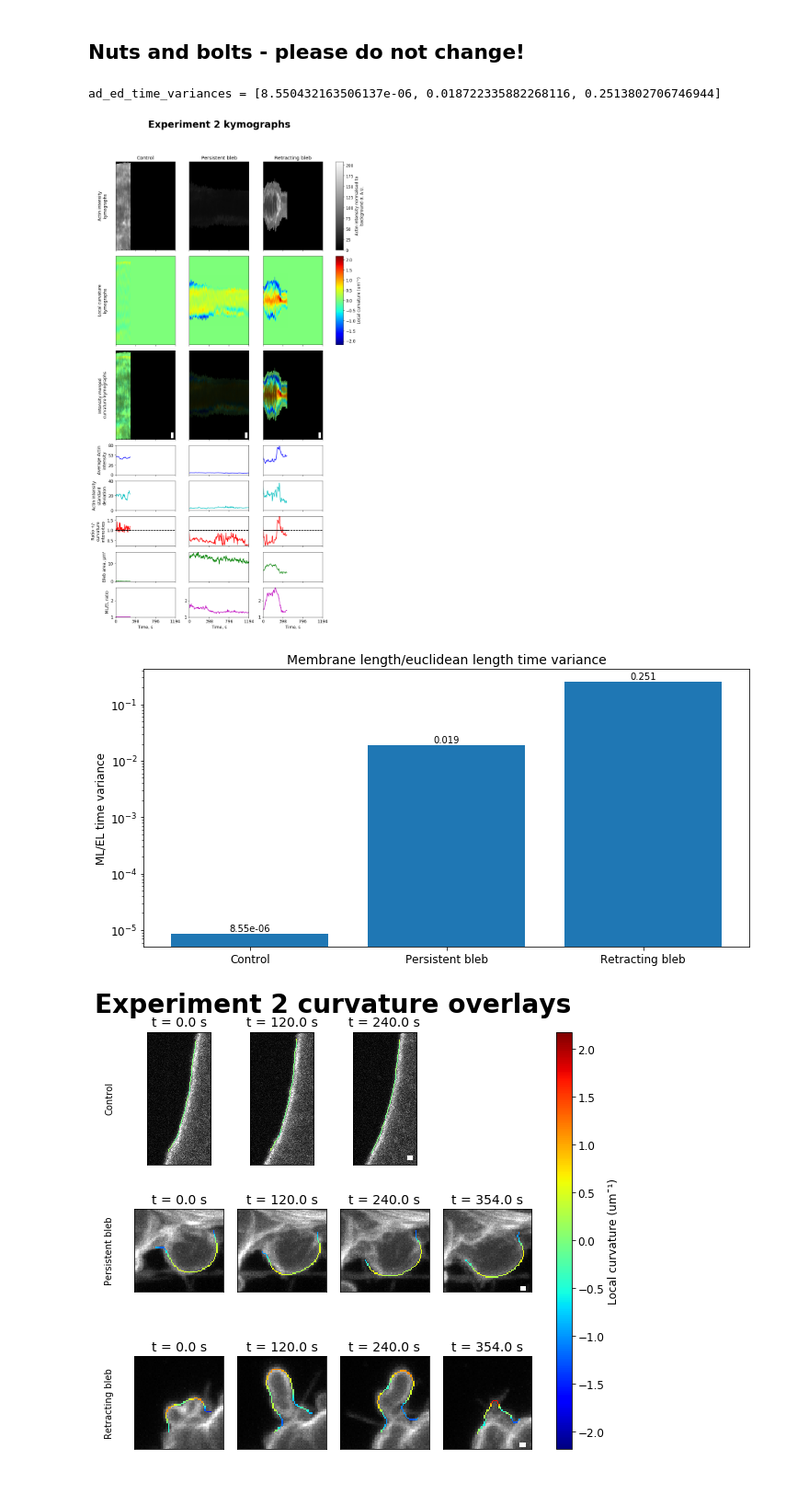
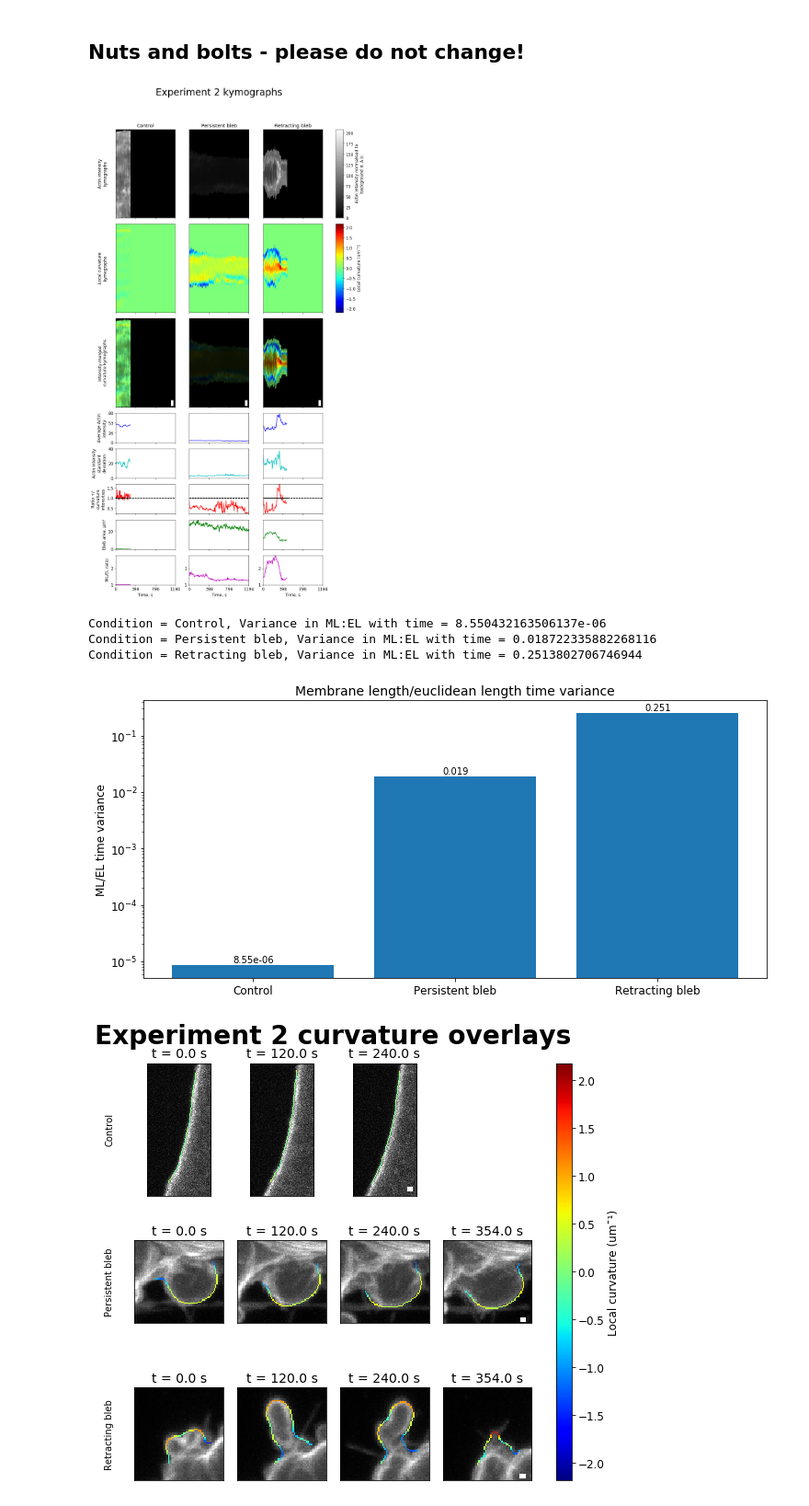
Before and after one commit to dougkelly88/blebbing_analysis, a Jupyter notebook: plotting/Blebbing figures.ipynb, the cells around one changed output. Shown at 92% size. Cells and saved outputs as stored; diff of their text form; code cells hidden in the pictures.

Commit message:
Shift membrane length:euclidean length variance plotting to plotting.py for tidiness

```diff
--- a/plotting/Blebbing figures.ipynb
+++ b/plotting/Blebbing figures.ipynb
@@ -72,12 +72,10 @@ plotting.set_font_sizes(title_size, subtitle_size, axis_label_size, tick_label_s
 # load and plot kymographs
 with warnings.catch_warnings():
     warnings.simplefilter("ignore")
-    actin_kyms, curvature_kyms, paramses, column_titles, areas, ad_ed_ratios = plotting.load_kymograph_data(experiment_folder,
+    actin_kyms, curvature_kyms, paramses, column_titles, areas, ml_el_ratios = plotting.load_kymograph_data(experiment_folder,
                                                                                     condition_names=condition_names,
                                                                                     use_subfolder_as_condition=use_subfolder_as_condition,
                                                                                     normalise_intensity_to_std=normalise_intensity_to_std);
-# print(ad_ed_ratios[2].iloc[:,1])
-
 
 experiment_title = os.path.basename(experiment_folder);
 space_lims, time_lims, intensity_lims, curv_lims = plotting.get_normalisation_limits(paramses,
@@ -100,14 +98,13 @@ actin_im, curv_im = plotting.plot_kymographs(paramses,
                                              curv_lims,
                                              contrast_enhancement=contrast_enhancement);
 
-average_nonzero_intensities, std_nonzero_intensities, intensity_ratios, ad_ed_time_variances = plotting.plot_timeseries(paramses,
+average_nonzero_intensities, std_nonzero_intensities, intensity_ratios, ml_el_time_variances = plotting.plot_timeseries(paramses,
                                                                                                     axs,
                                                                                                     actin_kyms,
                                                                                                     curvature_kyms,
                                                                                                     areas,
-                                                                                                    ad_ed_ratios,
+                                                                                                    ml_el_ratios,
                                                                                                     curvature_threshold=curvature_threshold);
-print("ad_ed_time_variances = {}".format(ad_ed_time_variances));
 
 # plotting.add_scalebar(paramses[idx], axs[2][idx], fig, color='w', scale_bar_size_um=1, vertical_scale_bar=True)
 
@@ -124,59 +121,45 @@ plotting.adjust_kymograph_display(fig,
                                 normalise_intensity_to_std=normalise_intensity_to_std);
 
 plotting.adjust_time_series_plot_display(fig,
                                              axs,
                                              paramses,
                                              average_nonzero_intensities,
                                              std_nonzero_intensities,
                                              intensity_ratios,
                                              areas,
-                                             ad_ed_ratios);
+                                             ml_el_ratios);
 
 if keep_time_and_length_scales_consistent:
     plotting.do_space_time_normalisation(axs, paramses, space_lims, time_lims, make_colorscale_symmetrical);
 
 for idx, ax in enumerate(axs[2]):
     plotting.add_scalebar(paramses[idx],
                           ax,
                           fig,
                           color='w',
                           scale_bar_size_um=1,
                           vertical_scale_bar=True,
                           prenormalised=keep_time_and_length_scales_consistent);
 
 fig.suptitle(experiment_title + " kymographs");
 
 plotting.add_arrow_annotations(axs, annotation_arrows);
 
 plt.show();
 
+print("\n".join(["Condition = {}, Variance in ML:EL with time = {}".format(cond, v)
+                for cond, v in zip(column_titles, ml_el_time_variances)]));
 fig2, ax = plt.subplots(1, 1, figsize=(3.5*len(actin_kyms),5));
-bar_container = ax.bar([x+1 for x in range(len(ad_ed_time_variances))], ad_ed_time_variances, tick_label=column_titles);
-if variances_on_log_scale:
-    ax.set_yscale("log");
-else:
-    ax.set_yscale("linear");
-ax.set_title("Membrane length/euclidean length time variance");
-ax.set_ylabel("ML/EL time variance");
-l = axs[0][0].get_position().bounds[0];
-b = ax.get_position().bounds[1];
-w = axs[0][-1].get_position().bounds[0] + axs[0][-1].get_position().bounds[2] - axs[0][0].get_position().bounds[0]
-h = ax.get_position().bounds[3];
-ax.set_position([l, b, w, h]);
-for rect in bar_container:
-    height = rect.get_height();
-    if height < 0.01:
-        fmt_str = "{0:.2e}";
-    else:
-        fmt_str = "{0:.3f}";
-    ax.text(rect.get_x() + rect.get_width()/2., 1.05*height,
-            fmt_str.format(height),
-            ha='center', va='bottom')
-plt.tight_layout()
-plt.show()
+plotting.plot_ml_el_ratio_variances(ml_el_time_variances,
+                                    ax,
+                                    conditions=column_titles,
+                                    log_yscale=variances_on_log_scale);
+plt.show();
 # %% [output]
+[figure, new version]
-ad_ed_time_variances = [8.550432163506137e-06, 0.018722335882268116, 0.2513802706746944]
+Condition = Control, Variance in ML:EL with time = 8.550432163506137e-06
+Condition = Persistent bleb, Variance in ML:EL with time = 0.018722335882268116
+Condition = Retracting bleb, Variance in ML:EL with time = 0.2513802706746944
-[figure, old version]
 [figure]
 # %%
 experiment_title = os.path.basename(experiment_folder);
```
Also changed, not shown: 1 other file.
